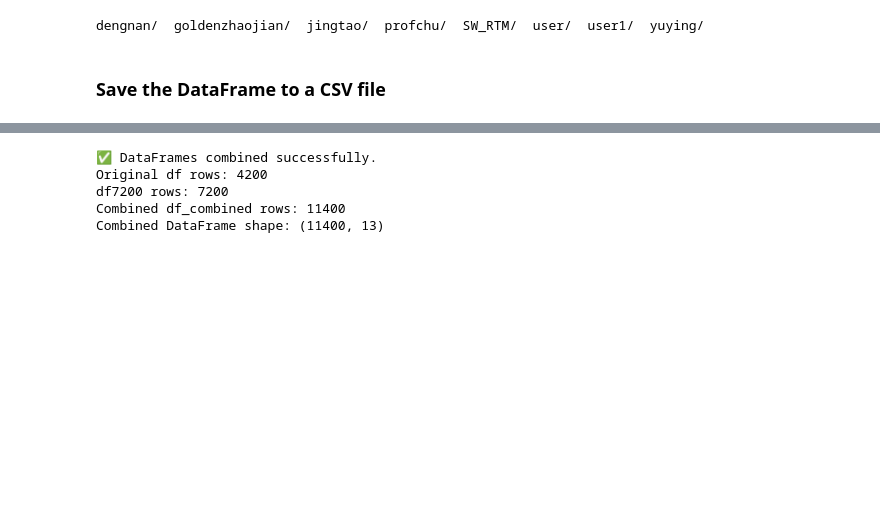
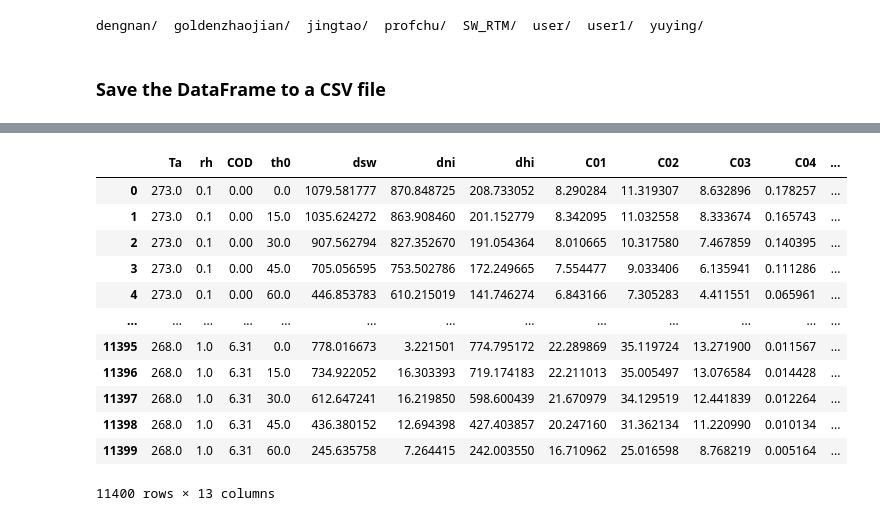
Before and after one commit to andy1smith/FY4A_SWCOD, a Jupyter notebook: FY4A_tool/GPR/Preprocess_Surrogate.ipynb, the cells around one changed output, grey strips where cells are left out. Cells and saved outputs as stored; diff of their text form; code cells hidden in the pictures; blank space fills up the shorter version.

```diff
--- a/FY4A_tool/GPR/Preprocess_Surrogate.ipynb
+++ b/FY4A_tool/GPR/Preprocess_Surrogate.ipynb
@@ -194,20 +214,22 @@ df.to_hdf('GOES_data/yuying_cases/SWRTM_case2_54layers_dnu=3_AOD=0.1243_yuyingCa
 # %%
 import pandas as pd
 
 # The path to your HDF5 file
-file= 'GOES_data/yuying_cases/SWRTM_case2_54layers_dnu=3_AOD=0.1243_yuyingCases7200.h5'
-df7200 = pd.read_hdf(file, key='data')
+file= './FY4A_tool/GPR/LUT/SWRTM_case2_54layers_dnu=3_AOD=0.1243.h5'
+df_later = pd.read_hdf(file, key='data')
 
-df_combined = pd.concat([df, df7200], ignore_index=True)
-
-print("\n✅ DataFrames combined successfully.")
-print(f"Original df rows: {len(df)}")
-print(f"df7200 rows: {len(df7200)}")
-print(f"Combined df_combined rows: {len(df_combined)}")
-print(f"Combined DataFrame shape: {df_combined.shape}")
+df
 # %% [output]
+|  | Ta | rh | COD | th0 | dsw | dni | dhi | C01 | C02 | C03 | C04 | ... |
+| 0 | 273.0 | 0.1 | 0.00 | 0.0 | 1079.581777 | 870.848725 | 208.733052 | 8.290284 | 11.319307 | 8.632896 | 0.178257 | ... |
+| 1 | 273.0 | 0.1 | 0.00 | 15.0 | 1035.624272 | 863.908460 | 201.152779 | 8.342095 | 11.032558 | 8.333674 | 0.165743 | ... |
+| 2 | 273.0 | 0.1 | 0.00 | 30.0 | 907.562794 | 827.352670 | 191.054364 | 8.010665 | 10.317580 | 7.467859 | 0.140395 | ... |
+| 3 | 273.0 | 0.1 | 0.00 | 45.0 | 705.056595 | 753.502786 | 172.249665 | 7.554477 | 9.033406 | 6.135941 | 0.111286 | ... |
+| 4 | 273.0 | 0.1 | 0.00 | 60.0 | 446.853783 | 610.215019 | 141.746274 | 6.843166 | 7.305283 | 4.411551 | 0.065961 | ... |
+| ... | ... | ... | ... | ... | ... | ... | ... | ... | ... | ... | ... | ... |
+| 11395 | 268.0 | 1.0 | 6.31 | 0.0 | 778.016673 | 3.221501 | 774.795172 | 22.289869 | 35.119724 | 13.271900 | 0.011567 | ... |
+| 11396 | 268.0 | 1.0 | 6.31 | 15.0 | 734.922052 | 16.303393 | 719.174183 | 22.211013 | 35.005497 | 13.076584 | 0.014428 | ... |
+| 11397 | 268.0 | 1.0 | 6.31 | 30.0 | 612.647241 | 16.219850 | 598.600439 | 21.670979 | 34.129519 | 12.441839 | 0.012264 | ... |
+| 11398 | 268.0 | 1.0 | 6.31 | 45.0 | 436.380152 | 12.694398 | 427.403857 | 20.247160 | 31.362134 | 11.220990 | 0.010134 | ... |
+| 11399 | 268.0 | 1.0 | 6.31 | 60.0 | 245.635758 | 7.264415 | 242.003550 | 16.710962 | 25.016598 | 8.768219 | 0.005164 | ... |
-✅ DataFrames combined successfully.
-Original df rows: 4200
-df7200 rows: 7200
-Combined df_combined rows: 11400
-Combined DataFrame shape: (11400, 13)
+11400 rows × 13 columns
```
Also changed, not shown: parts of 5 cells of this notebook, 1 other file.
